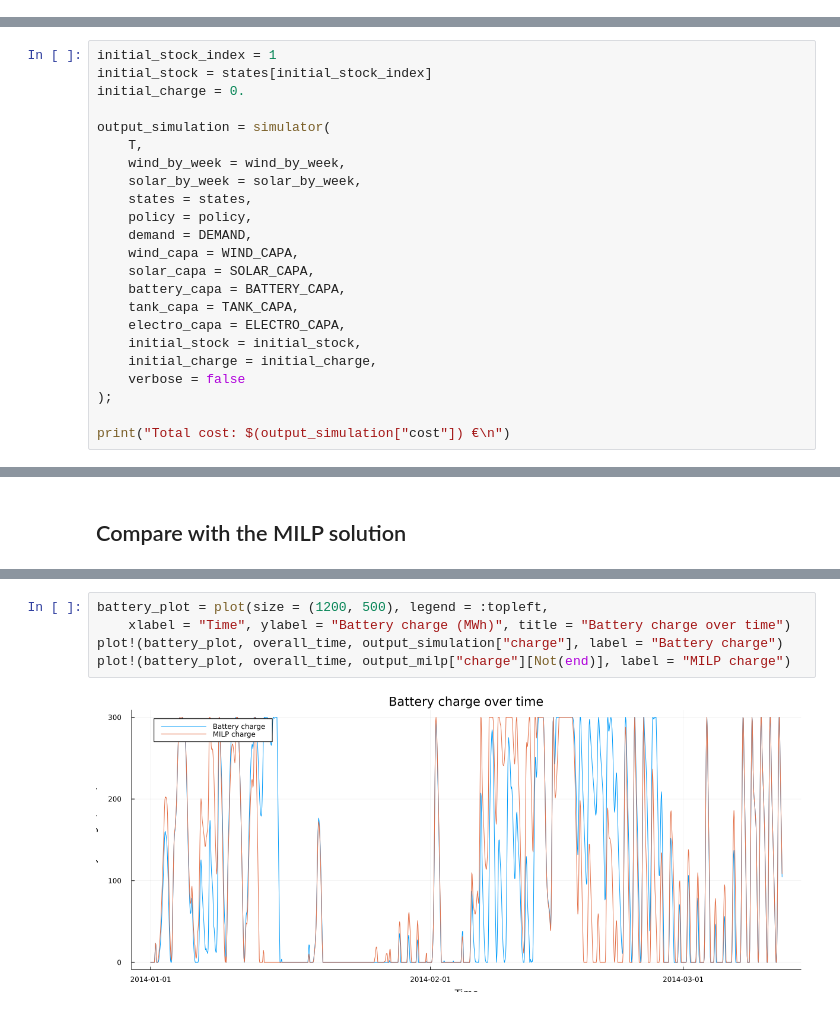
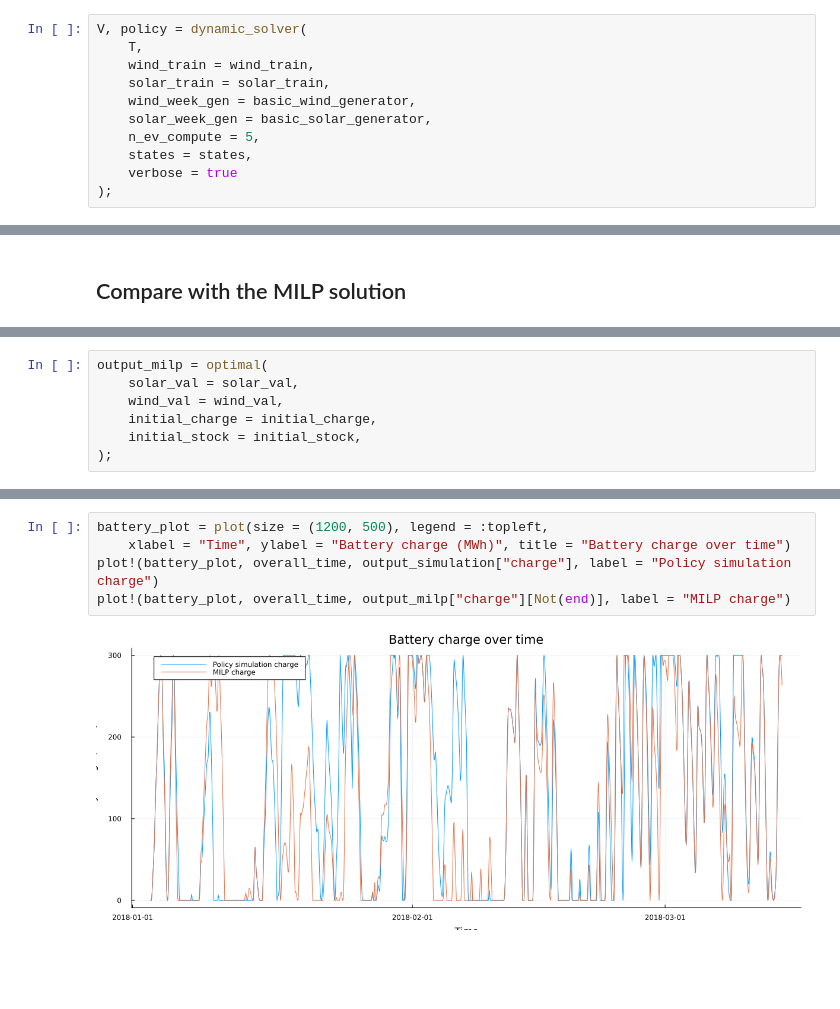
Before and after one commit to air-liquide-IMI-project/H2Modelling, a Jupyter notebook: dynamic_solver.ipynb, the cells around one changed output, grey strips where cells are left out. Saved outputs shown, nothing was run; the diff lists cells and outputs as text; blank space fills up the shorter version.

Commit message:
adapted the infra to use a train/val split Added documentation for most functions

```diff
--- a/dynamic_solver.ipynb
+++ b/dynamic_solver.ipynb
@@ -32,0 +46,11 @@ where $C(x^s_t,x^s_{t+1})$ is the cost of reaching $x^s_{t+1}$ from $x^s_t$ over
+# %%
+V, policy = dynamic_solver(
+    T,
+    wind_train = wind_train,
+    solar_train = solar_train,
+    wind_week_gen = basic_wind_generator,
+    solar_week_gen = basic_solar_generator,
+    n_ev_compute = 5,
+    states = states,
+    verbose = true
+);
@@ -73,24 +99 @@ for t in 1:T
 end
-# %%
-initial_stock_index = 1
-initial_stock = states[initial_stock_index]
-initial_charge = 0.
-
-output_simulation = simulator(
-    T,
-    wind_by_week = wind_by_week,
-    solar_by_week = solar_by_week,
-    states = states,
-    policy = policy,
-    demand = DEMAND,
-    wind_capa = WIND_CAPA,
-    solar_capa = SOLAR_CAPA,
-    battery_capa = BATTERY_CAPA,
-    tank_capa = TANK_CAPA,
-    electro_capa = ELECTRO_CAPA,
-    initial_stock = initial_stock,
-    initial_charge = initial_charge,
-    verbose = false
-);
-
-print("Total cost: $(output_simulation["cost"]) €\n")
@@ -142,0 +112,7 @@ Solving the model ...
+# %%
+output_milp = optimal(
+    solar_val = solar_val,
+    wind_val = wind_val,
+    initial_charge = initial_charge,
+    initial_stock = initial_stock,
+);
@@ -166,10 +145,10 @@ scatter!(stock_plot, last_hour_by_week, action_result_by_week, label = "Action",
 # %%
 battery_plot = plot(size = (1200, 500), legend = :topleft,
     xlabel = "Time", ylabel = "Battery charge (MWh)", title = "Battery charge over time")
-plot!(battery_plot, overall_time, output_simulation["charge"], label = "Battery charge")
+plot!(battery_plot, overall_time, output_simulation["charge"], label = "Policy simulation charge")
 plot!(battery_plot, overall_time, output_milp["charge"][Not(end)], label = "MILP charge")
 # %% [output]
-[figure, old version]
+[figure, new version]
 # %%
 elec_plot = plot(size = (1200, 500), legend = :topleft,
     xlabel = "Time", ylabel = "Electricity consumption (MWh)", title = "Electricity consumption over time")
```
Also changed, not shown: parts of 21 cells of this notebook, 6 other files.
